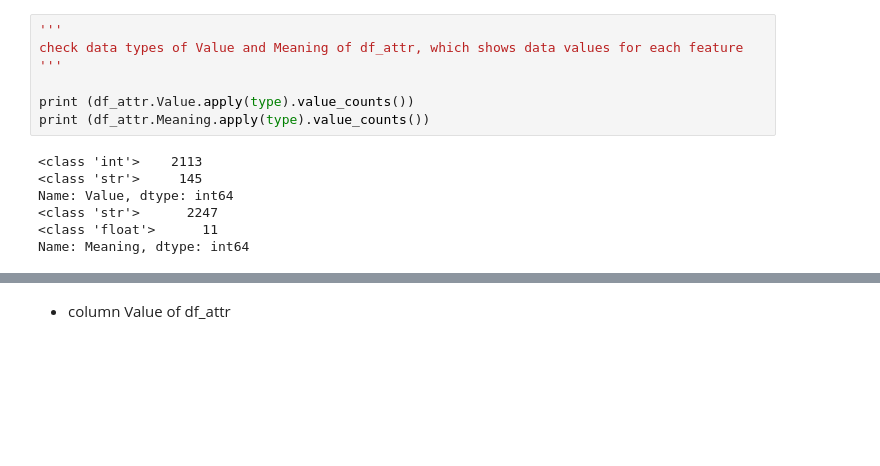
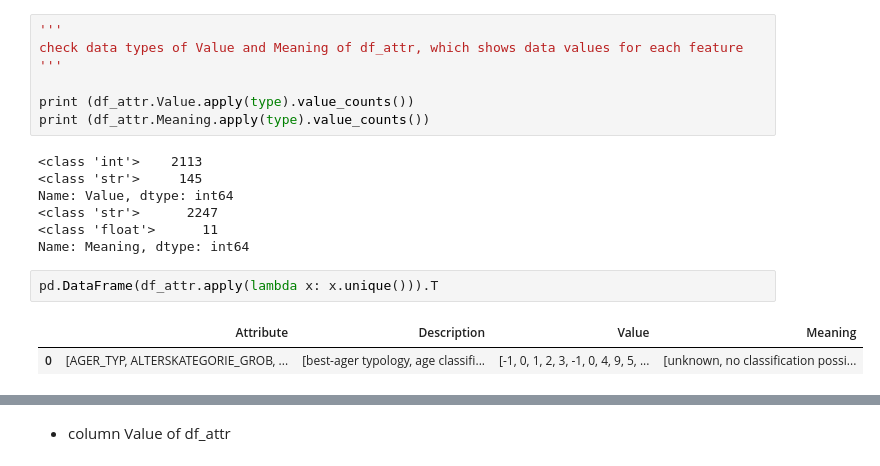
Before and after one commit to jaeyoun-chang/u_city_capstone, a Jupyter notebook: Arvato Project Workbook.ipynb, the cells around one changed output, grey strips where cells are left out. Saved outputs shown, nothing was run; the diff lists cells and outputs as text; blank space fills up the shorter version.

Commit message:
trapped in unique

```diff
--- a/Arvato Project Workbook.ipynb
+++ b/Arvato Project Workbook.ipynb
@@ -404,3 +404,8 @@ Name: Value, dtype: int64
 <class 'str'>      2247
 <class 'float'>      11
 Name: Meaning, dtype: int64
+# %%
+pd.DataFrame(df_attr.apply(lambda x: x.unique())).T
+# %% [output]
+|  | Attribute | Description | Value | Meaning |
+| 0 | [AGER_TYP, ALTERSKATEGORIE_GROB, ... | [best-ager typology, age classifi... | [-1, 0, 1, 2, 3, -1, 0, 4, 9, 5, ... | [unknown, no classification possi... |
```
Also changed, not shown: parts of 6 cells of this notebook.
